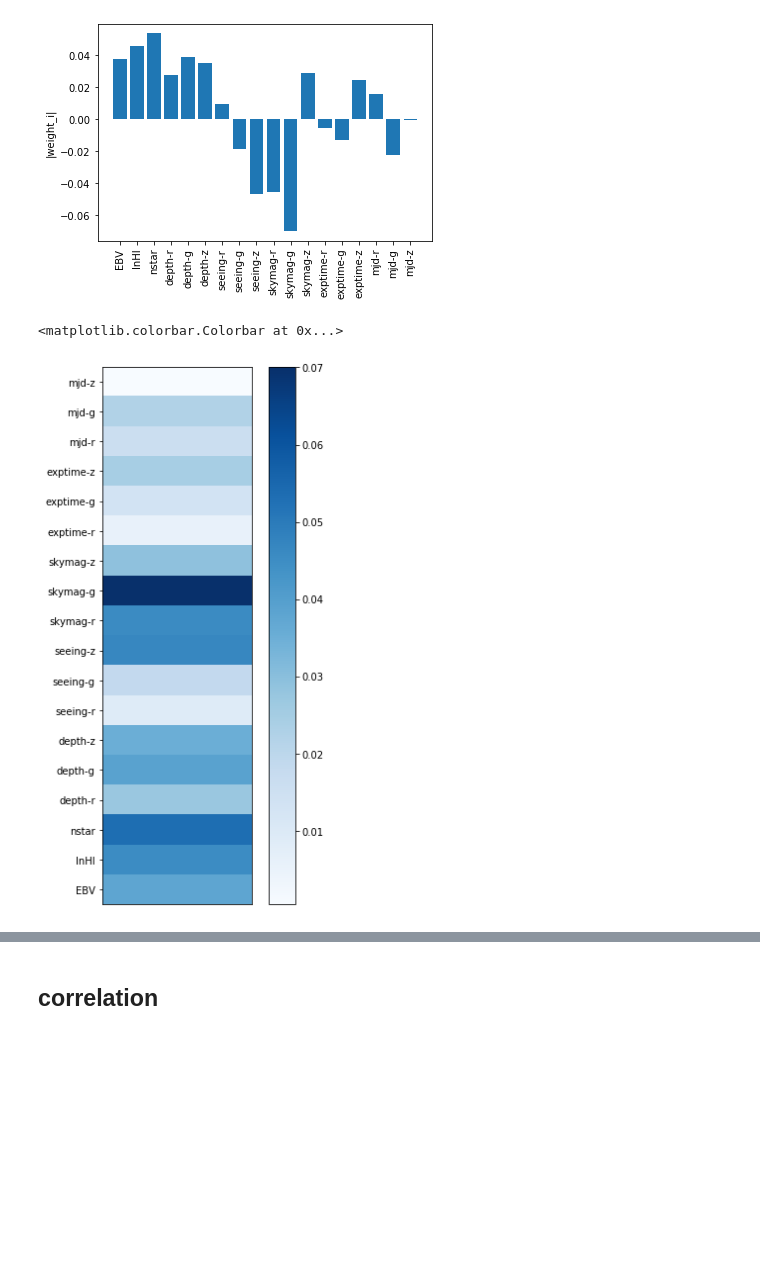
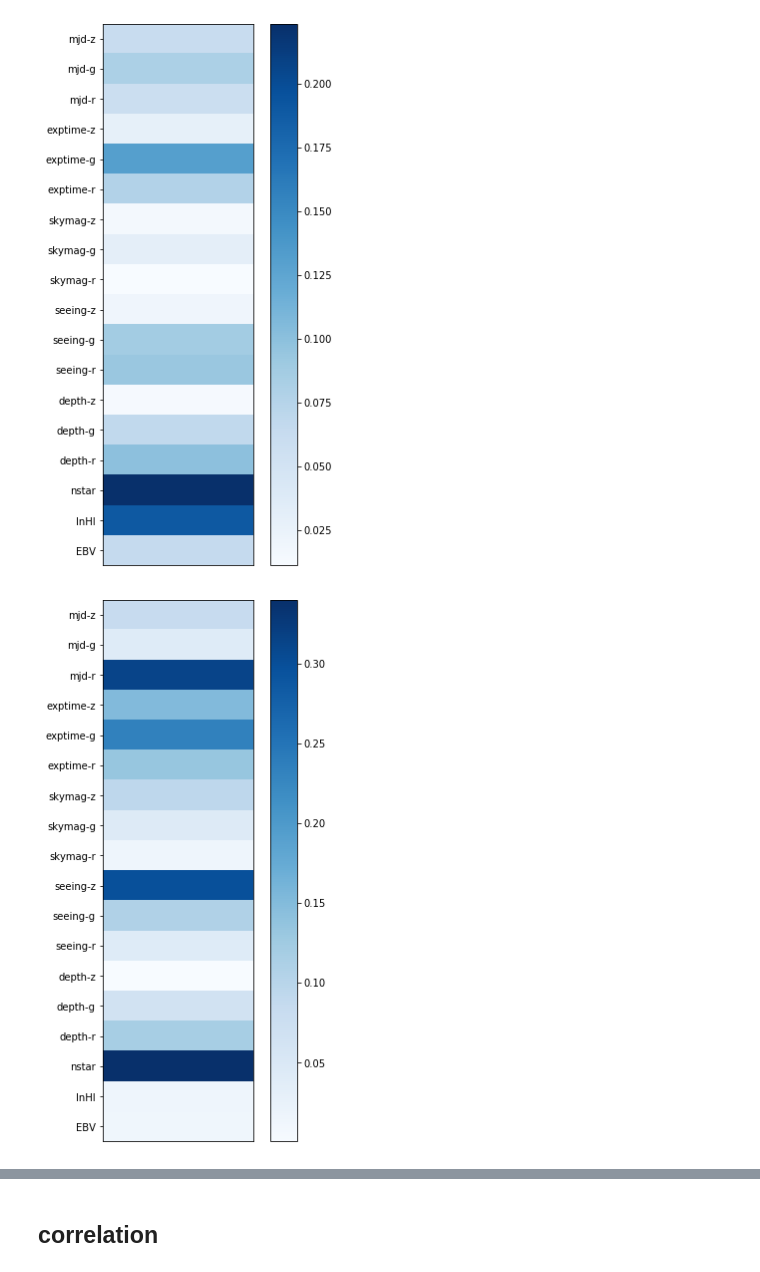
Before and after one commit to mehdirezaie/sysnetdev, a Jupyter notebook: notebooks/FeatureSelectionL1.ipynb, the cells around one changed output, grey strips where cells are left out. Cells and saved outputs as stored; diff of their text form; code cells hidden in the pictures; blank space fills up the shorter version.

```diff
--- a/notebooks/FeatureSelectionL1.ipynb
+++ b/notebooks/FeatureSelectionL1.ipynb
@@ -52,16 +75,22 @@ plt.show()
-# %%
-plt.bar(np.arange(18), fc0_weight.mean(axis=0))
-plt.ylabel('|weight_i|')
-_=plt.xticks(np.arange(18), labels=xlabels, rotation=90)
-# %% [output]
-[figure, removed]
 # %%
-plt.figure(figsize=(6, 10))
-plt.imshow(abs(fc0_weight.mean(axis=0)[:, np.newaxis]),
-           cmap=plt.cm.Blues, extent=(0, 5, -0.5, 17.5), origin='lower')
-plt.yticks(np.arange(18), labels=xlabels)
-plt.xticks([])
-plt.colorbar()
+def imshow2(fc0w):
+    ylabels = ['EBV', 'lnHI', 'nstar']\
+            + ['-'.join([s, b]) for s in ['depth', 'seeing', 'skymag', 'exptime', 'mjd'] \
+               for b in 'rgz']
+
+    plt.figure(figsize=(6, 10))
+
+    plt.imshow(abs(fc0w.mean(axis=0)[:, np.newaxis]),
+               cmap=plt.cm.Blues, extent=(0, 5, -0.5, 17.5),
+               origin='lower')
+
+    plt.yticks(np.arange(18), labels=ylabels)
+
+    plt.xticks([])
+    plt.colorbar()
-# %% [output]
-<matplotlib.colorbar.Colorbar at 0x...>
-[figure, removed]
+# %%
+for f0wi in f0w:
+    imshow2(f0wi)
+# %% [output]
+[figure, added]
+[figure, added]
```
Also changed, not shown: parts of 15 cells of this notebook, 2 other files.
